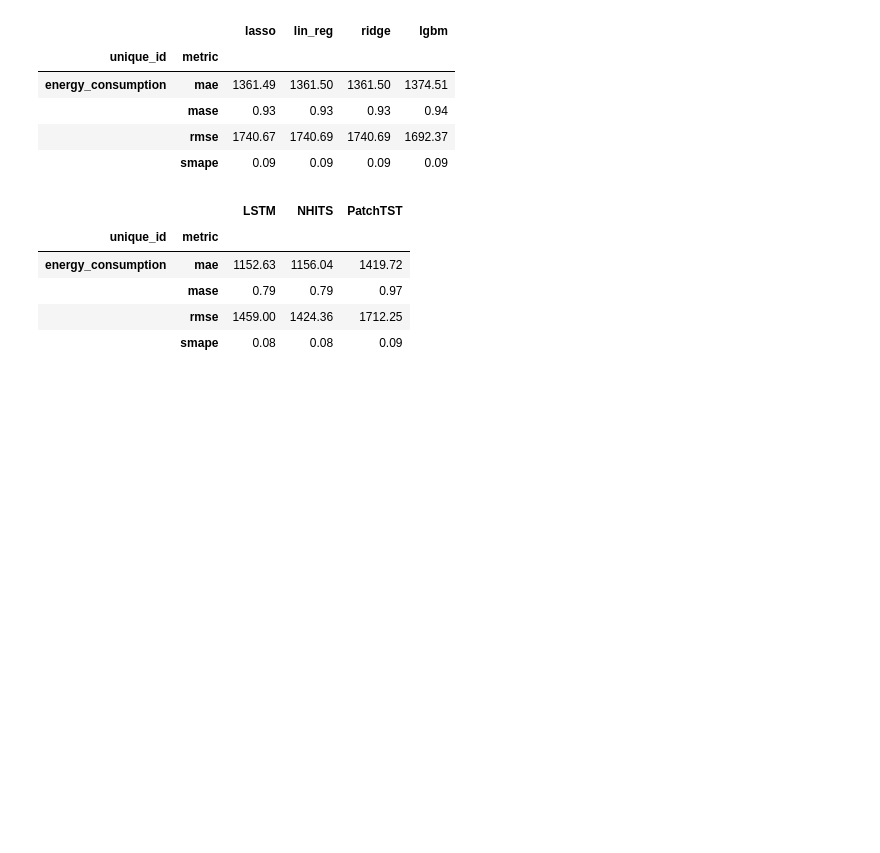
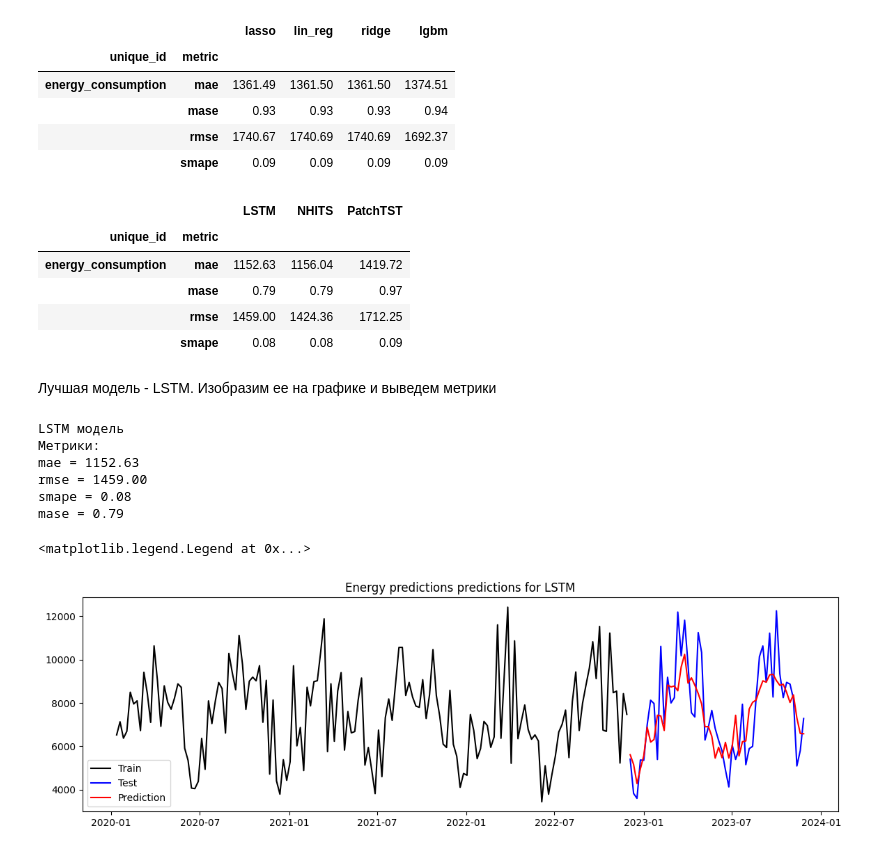
Before and after one commit to tvsmsa/melekhin-time-series, a Jupyter notebook: task_4_timeseries.ipynb, the cells around one changed output. Drawn from its saved outputs; the diff is of its cells as text; code cells hidden in the pictures; blank space fills up the shorter version.

```diff
--- a/task_4_timeseries.ipynb
+++ b/task_4_timeseries.ipynb
@@ -506,0 +457,4 @@ TPU available: False, using: 0 TPU cores
+# %%
+full_metrics = pd.concat([metrics_base, ml_metrics, dl_metrics])
+avg_by_series = full_metrics.groupby(['unique_id', 'metric']).mean(numeric_only=True)
+avg_by_series.style.background_gradient(cmap='RdYlGn_r', axis=1).format(precision=2)
@@ -534,3 +495,31 @@ avg_by_series_dl.style.background_gradient(cmap='RdYlGn_r', axis=1).format(preci
 |  | mase | 0.79 | 0.79 | 0.97 |
 |  | rmse | 1459.00 | 1424.36 | 1712.25 |
 |  | smape | 0.08 | 0.08 | 0.09 |
+# %% [markdown]
+Лучшая модель - LSTM. Изобразим ее на графике и выведем метрики
+# %%
+import matplotlib.pyplot as plt
+
+lstm_metrics = full_metrics['LSTM'].dropna()
+print("LSTM модель\nМетрики:")
+for index, value in lstm_metrics.items():
+    print(f"{index} = {value:.2f}")
+
+fig, axes = plt.subplots(len(models), 1, figsize=(14, 4 * len(models)))
+df_predict = eval_dl.head(52)
+curr_model = 'LSTM'
+axes.plot(df_train['ds'], df_train['y'], color = 'black', label='Train')
+axes.plot(df_test['ds'].head(52), df_test['y'].head(52), color = 'blue', label='Test')
+axes.plot(df_predict['ds'], df_predict[curr_model], color = 'red', label='Prediction')
+axes.set_title(f"Energy predictions predictions for {curr_model}")
+axes.legend()
+plt.show()
+# %% [output]
+LSTM модель
+Метрики:
+mae = 1152.63
+rmse = 1459.00
+smape = 0.08
+mase = 0.79
+<matplotlib.legend.Legend at 0x...>
+[figure, added]
```
Also changed, not shown: parts of 8 cells of this notebook, 1 other file.
